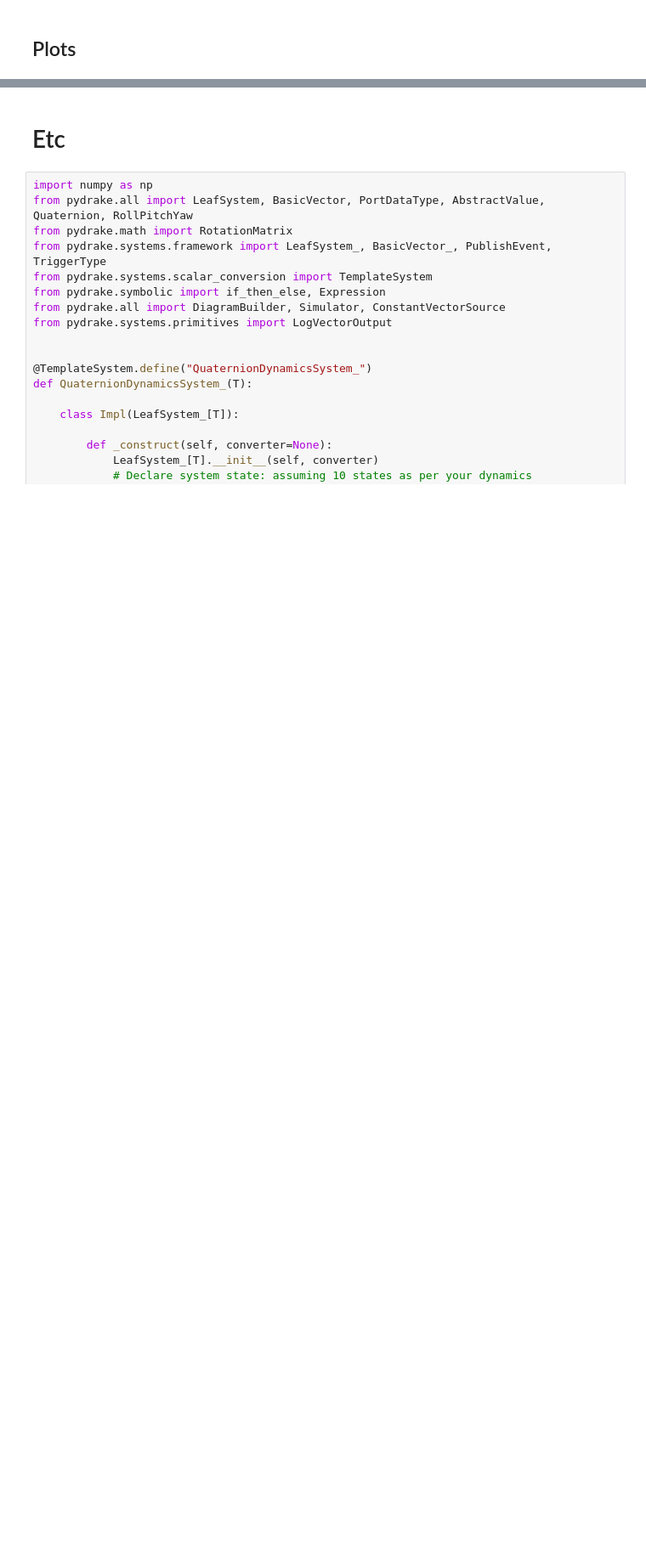
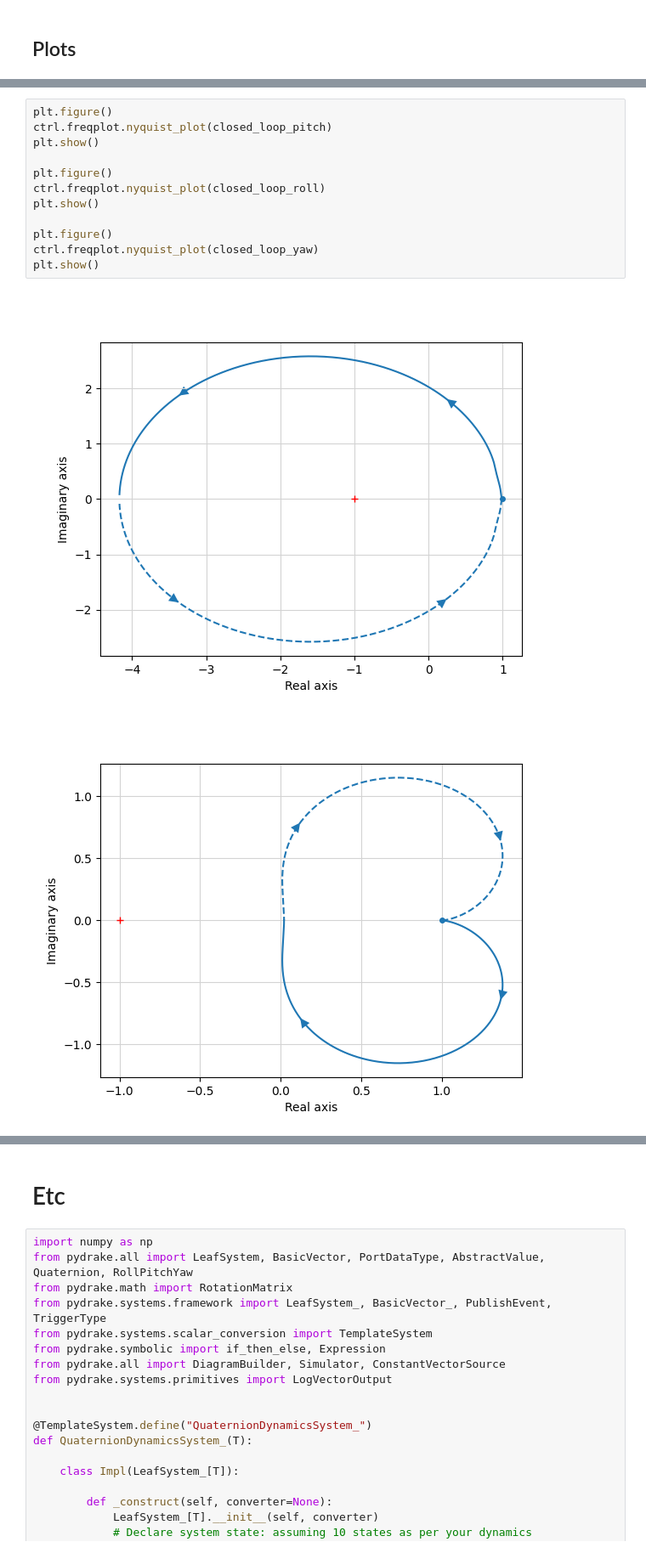
Before and after one commit to Vince-C156/Control-Fundementals, a Jupyter notebook: PID2_Transfer_Functions.ipynb, the cells around one changed output, grey strips where cells are left out. Shown at 85% size. Drawn from its saved outputs; the diff is of its cells as text; blank space fills up the shorter version.

```diff
--- a/PID2_Transfer_Functions.ipynb
+++ b/PID2_Transfer_Functions.ipynb
@@ -393,0 +457,15 @@ plt.show()
+# %%
+plt.figure()
+ctrl.freqplot.nyquist_plot(closed_loop_pitch)
+plt.show()
+
+plt.figure()
+ctrl.freqplot.nyquist_plot(closed_loop_roll)
+plt.show()
+
+plt.figure()
+ctrl.freqplot.nyquist_plot(closed_loop_yaw)
+plt.show()
+# %% [output]
+[figure, added]
+[figure, added]
```
Also changed, not shown: parts of 9 cells of this notebook.
